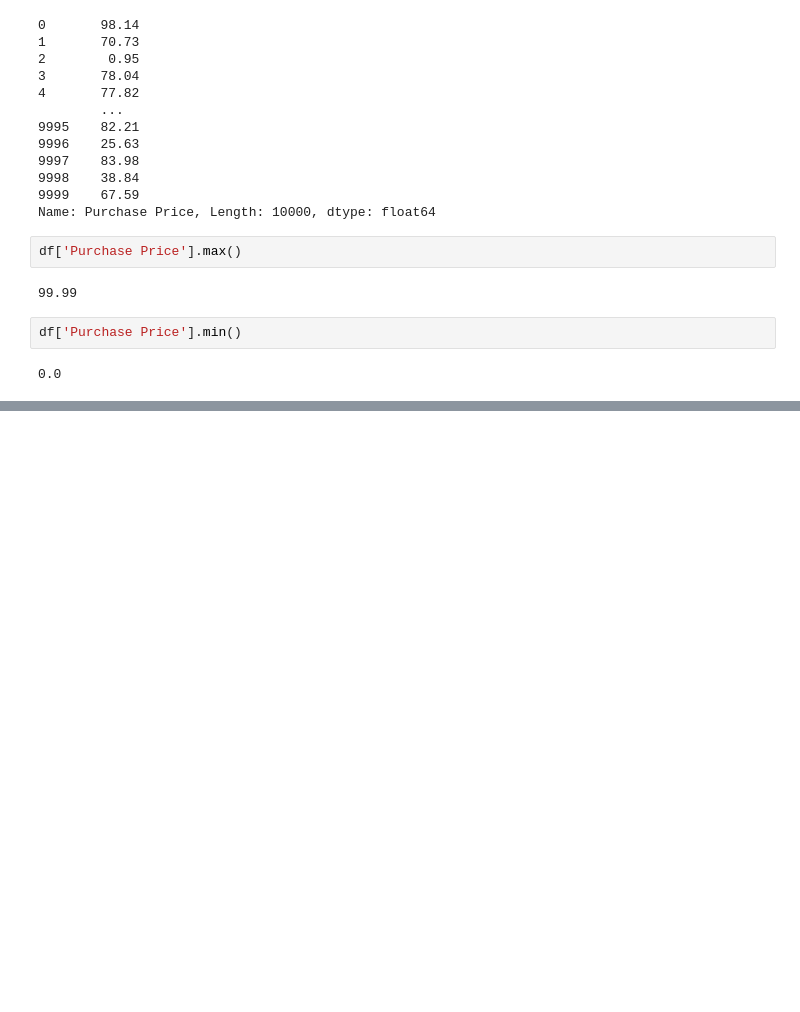
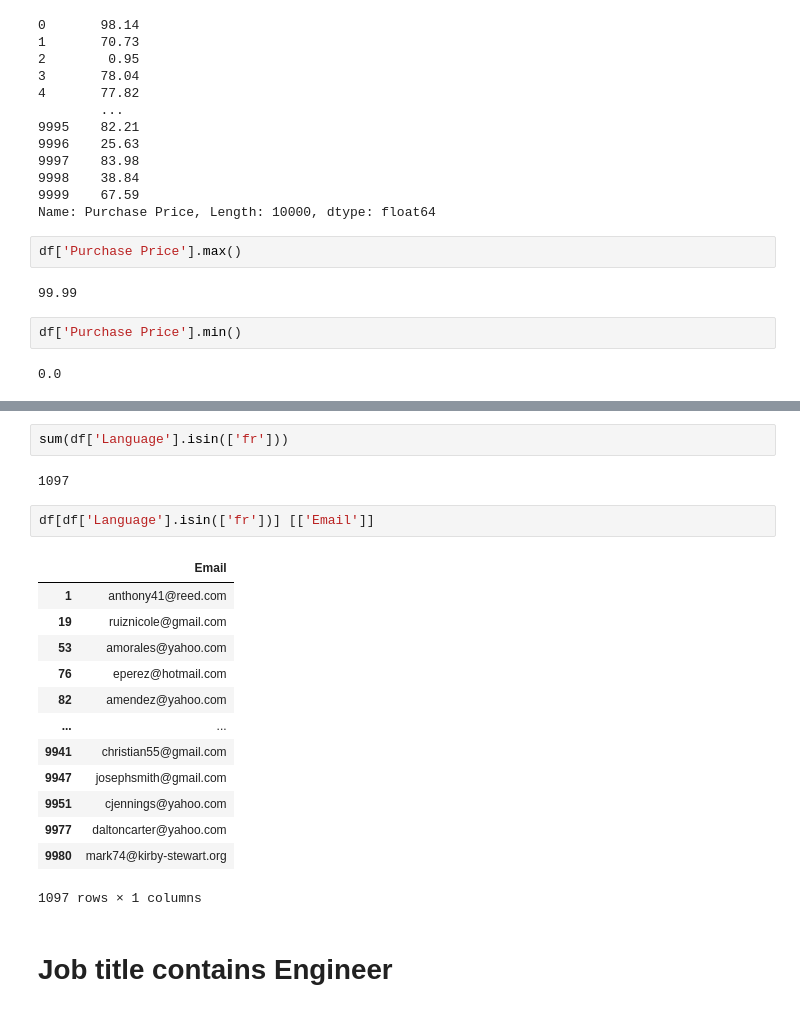
Before and after one commit to Abricos-gt/Data_Science_projects, a Jupyter notebook: pandas_project1.ipynb, the cells around one changed output, grey strips where cells are left out. Saved outputs shown, nothing was run; the diff lists cells and outputs as text; blank space fills up the shorter version.

```diff
--- a/pandas_project1.ipynb
+++ b/pandas_project1.ipynb
@@ -187,0 +235,22 @@ df['Purchase Price'].min()
+# %%
+sum(df['Language'].isin(['fr']))
+# %% [output]
+1097
+# %%
+df[df['Language'].isin(['fr'])] [['Email']]
+# %% [output]
+|  | Email |
+| 1 | anthony41@reed.com |
+| 19 | ruiznicole@gmail.com |
+| 53 | amorales@yahoo.com |
+| 76 | eperez@hotmail.com |
+| 82 | amendez@yahoo.com |
+| ... | ... |
+| 9941 | christian55@gmail.com |
+| 9947 | josephsmith@gmail.com |
+| 9951 | cjennings@yahoo.com |
+| 9977 | daltoncarter@yahoo.com |
+| 9980 | mark74@kirby-stewart.org |
+1097 rows × 1 columns
+# %% [markdown]
+# Job title contains Engineer
```
Also changed, not shown: parts of 31 cells of this notebook.
